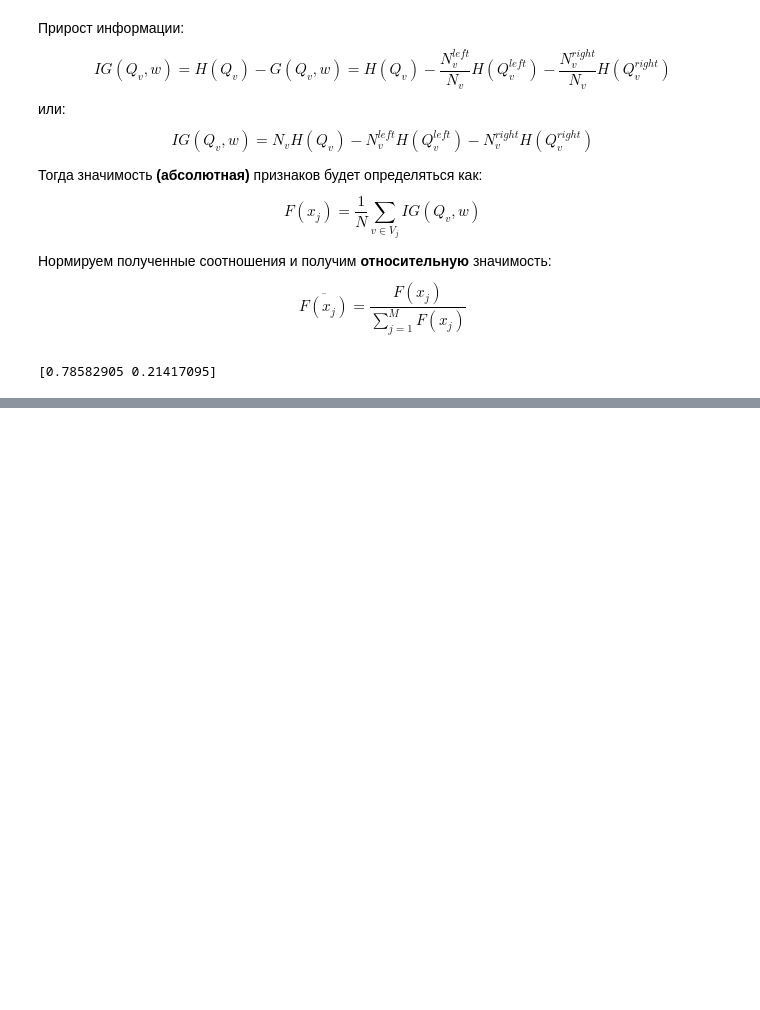
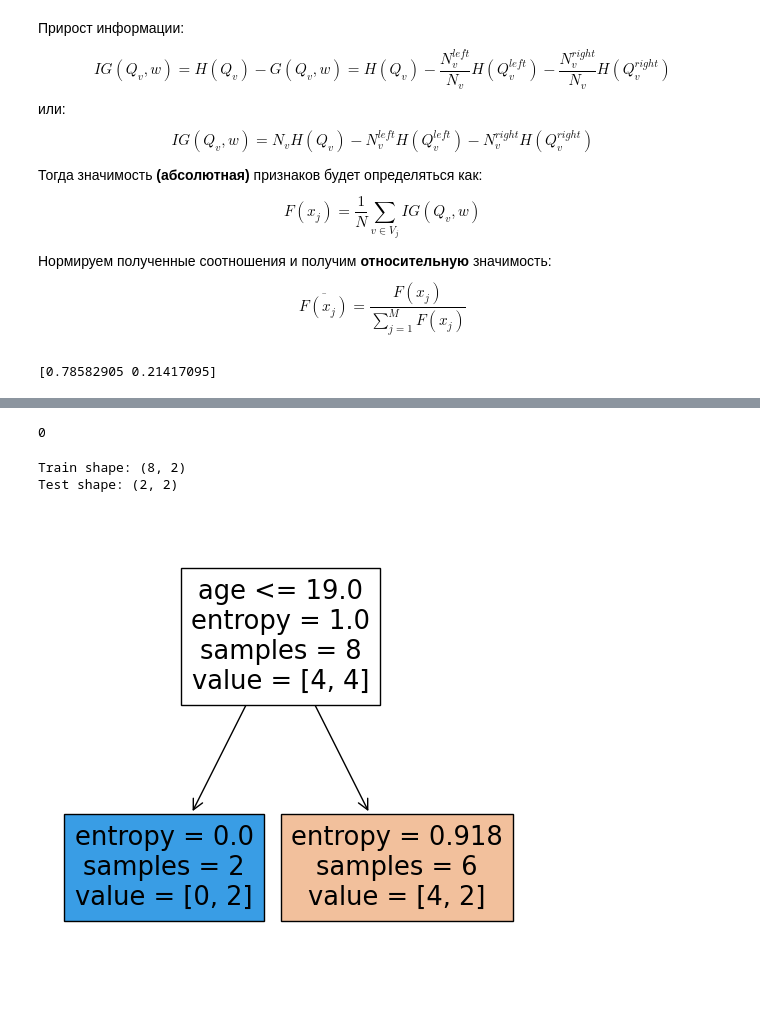
Before and after one commit to metalin37/Skillfactory, a Jupyter notebook: MathML/МАТЕМАТИКА&ML-8. Алгоритмы на основе деревьев решений/DecisionTree_CART.ipynb, the cells around one changed output, grey strips where cells are left out. Cells and saved outputs as stored; diff of their text form; code cells hidden in the pictures; blank space fills up the shorter version.

```diff
--- a/MathML/МАТЕМАТИКА&ML-8. Алгоритмы на основе деревьев решений/DecisionTree_CART.ipynb
+++ b/MathML/МАТЕМАТИКА&ML-8. Алгоритмы на основе деревьев решений/DecisionTree_CART.ipynb
@@ -442,0 +467,28 @@ print(calculate_feature_importances(decision_tree))
+# %%
+voice_data.isnull().sum().sum()
+# %% [output]
+0
+# %%
+# Формируем обучающую и тестовую выборки
+X_train, X_test, y_train, y_test = model_selection.train_test_split(X, y, test_size=0.2, stratify=y, random_state=42)
+print('Train shape: {}'.format(X_train.shape))
+print('Test shape: {}'.format(X_test.shape))
+# %% [output]
+Train shape: (8, 2)
+Test shape: (2, 2)
+# %%
+from sklearn.tree import DecisionTreeClassifier, plot_tree
+import matplotlib.pyplot as plt
+
+# Создание модели дерева решений максимальной глубины 1
+model = DecisionTreeClassifier(criterion='entropy', max_depth=1)
+
+# Обучение модели на тренировочной выборке
+model.fit(X_train, y_train)
+
+# Визуализация модели в виде графа
+fig, ax = plt.subplots(figsize=(6, 6))
+plot_tree(model, ax=ax, filled=True, feature_names=X_train.columns)
+plt.show()
+# %% [output]
+[figure, added]
```
Also changed, not shown: parts of 4 cells of this notebook, 3 other files.
